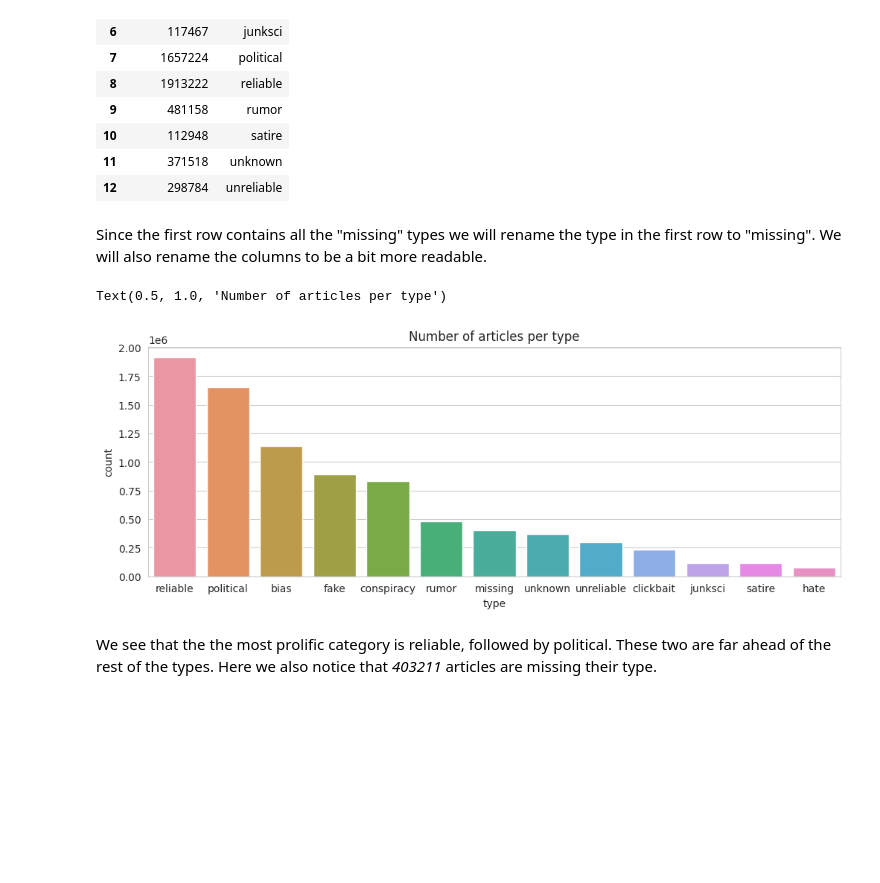
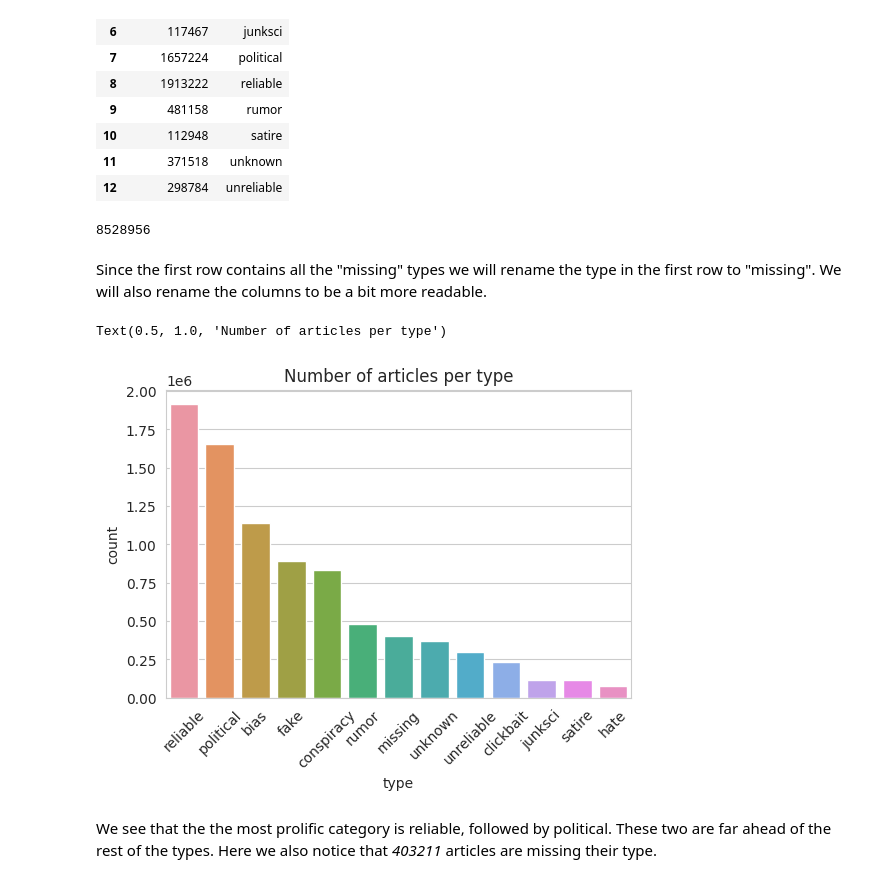
Before and after one commit to KristianDamPedersen/fakenewsproject, a Jupyter notebook: notebooks/data_exploration_final.ipynb, the cells around one changed output. Cells and saved outputs as stored; diff of their text form; code cells hidden in the pictures; blank space fills up the shorter version.

Commit message:
added some more plots

```diff
--- a/notebooks/data_exploration_final.ipynb
+++ b/notebooks/data_exploration_final.ipynb
@@ -10,7 +10,7 @@ import matplotlib.pyplot as plt
 import seaborn as sns
 import sqlite3
 # %%
-db = sqlite3.connect("data/full_database.db")
+db = sqlite3.connect("../data/full_database.db")
 # %%
 res = db.execute("SELECT * FROM data LIMIT 10")
 for row in res:
@@ -51,6 +51,11 @@ df
 | 10 | 112948 | satire |
 | 11 | 371518 | unknown |
 | 12 | 298784 | unreliable |
+# %%
+# Total articles
+df['COUNT(type)'].sum()
+# %% [output]
+8528956
 # %% [markdown]
 Since the first row contains all the "missing" types we will rename the type in the first row to "missing". We will also rename the columns to be a bit more readable.
 # %%
@@ -65,12 +73,13 @@ df.sort_values(by="count", ascending=False, inplace=True)
 # %%
 # Lets now plot the data
-plt.figure(figsize=(12, 4))
+plt.figure(figsize=(6, 4))
 sns.set_style("whitegrid")
 sns.barplot(x="type", y="count", data=df)
+plt.xticks(rotation=45)
 plt.title("Number of articles per type")
 # %% [output]
 Text(0.5, 1.0, 'Number of articles per type')
-[figure, old version]
+[figure, new version]
 # %% [markdown]
 We see that the the most prolific category is reliable, followed by political. These two are far ahead of the rest of the types. Here we also notice that *403211* articles are missing their type.
 # %% [markdown]
```
Also changed, not shown: parts of 10 cells of this notebook, 1 other file.
